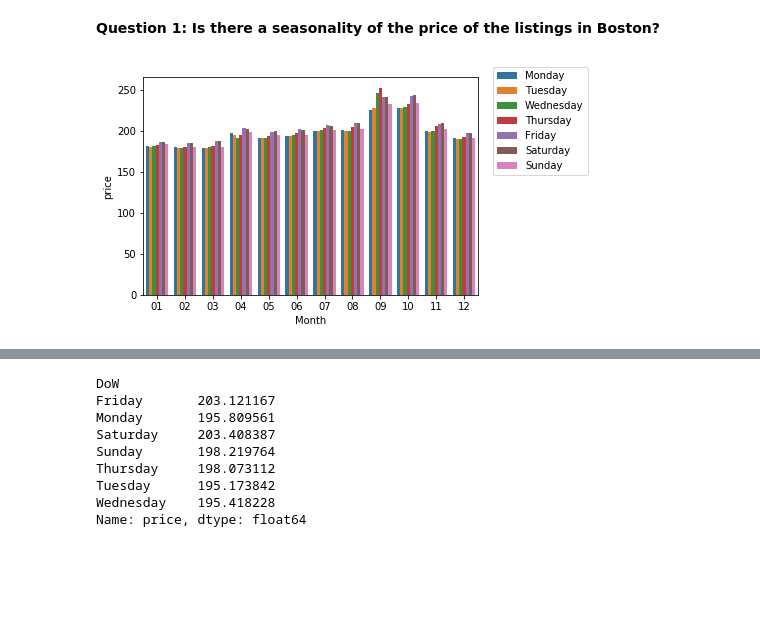
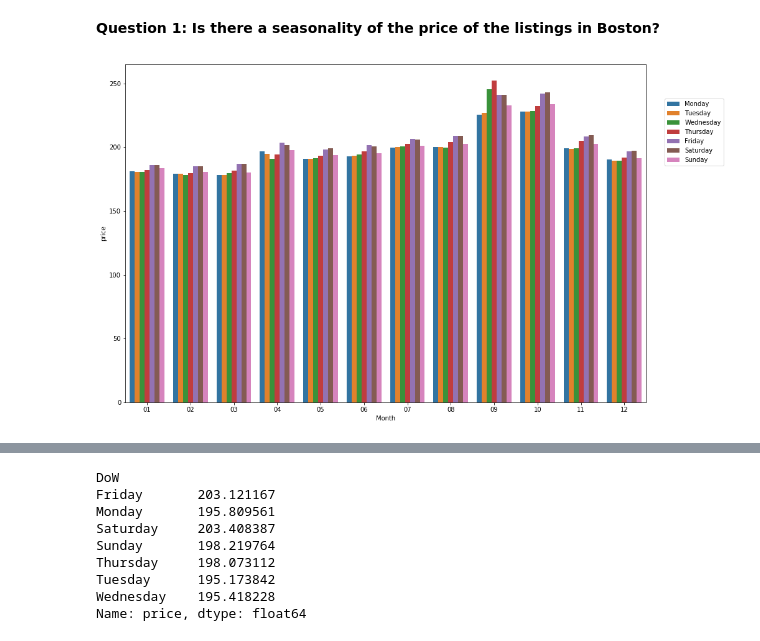
Before and after one commit to plumtamine/UdacityDS, a Jupyter notebook: DSProject1.ipynb, the cells around one changed output, grey strips where cells are left out. Drawn from its saved outputs; the diff is of its cells as text; code cells hidden in the pictures; blank space fills up the shorter version.

```diff
--- a/DSProject1.ipynb
+++ b/DSProject1.ipynb
@@ -114,18 +114,20 @@ calendar['price']=calendar.price.map(lambda x: locale.atof(x.strip('$')))
 # %%
 weekdays = ['Monday', 'Tuesday', 'Wednesday', 'Thursday', 'Friday', 'Saturday', 'Sunday']
 mapping = {day: i for i, day in enumerate(weekdays)}
 seasonality = calendar.groupby(['DoW','Month'])['price'].mean()
 seasonality = seasonality.reset_index()
 key = seasonality['DoW'].map(mapping)
 seasonality =seasonality.iloc[key.argsort()]
 seasonality = seasonality.reset_index()
+plt.figure(figsize=(15,10))
 seasonalityplot = sns.barplot(x="Month", y="price",hue="DoW",
              hue_order=['Monday', 'Tuesday', 'Wednesday',
                         'Thursday', 'Friday', 'Saturday', 'Sunday'], data=seasonality)
 seasonalityplot.legend(loc='center left', bbox_to_anchor=(1.03, 0.8), ncol=1)
+
 plt.show()
 # %% [output]
-[figure, old version]
+[figure, new version]
 # %%
 print(calendar.groupby(['Month'])['price'].mean())
 # %% [output]
```
Also changed, not shown: parts of 2 cells of this notebook.
